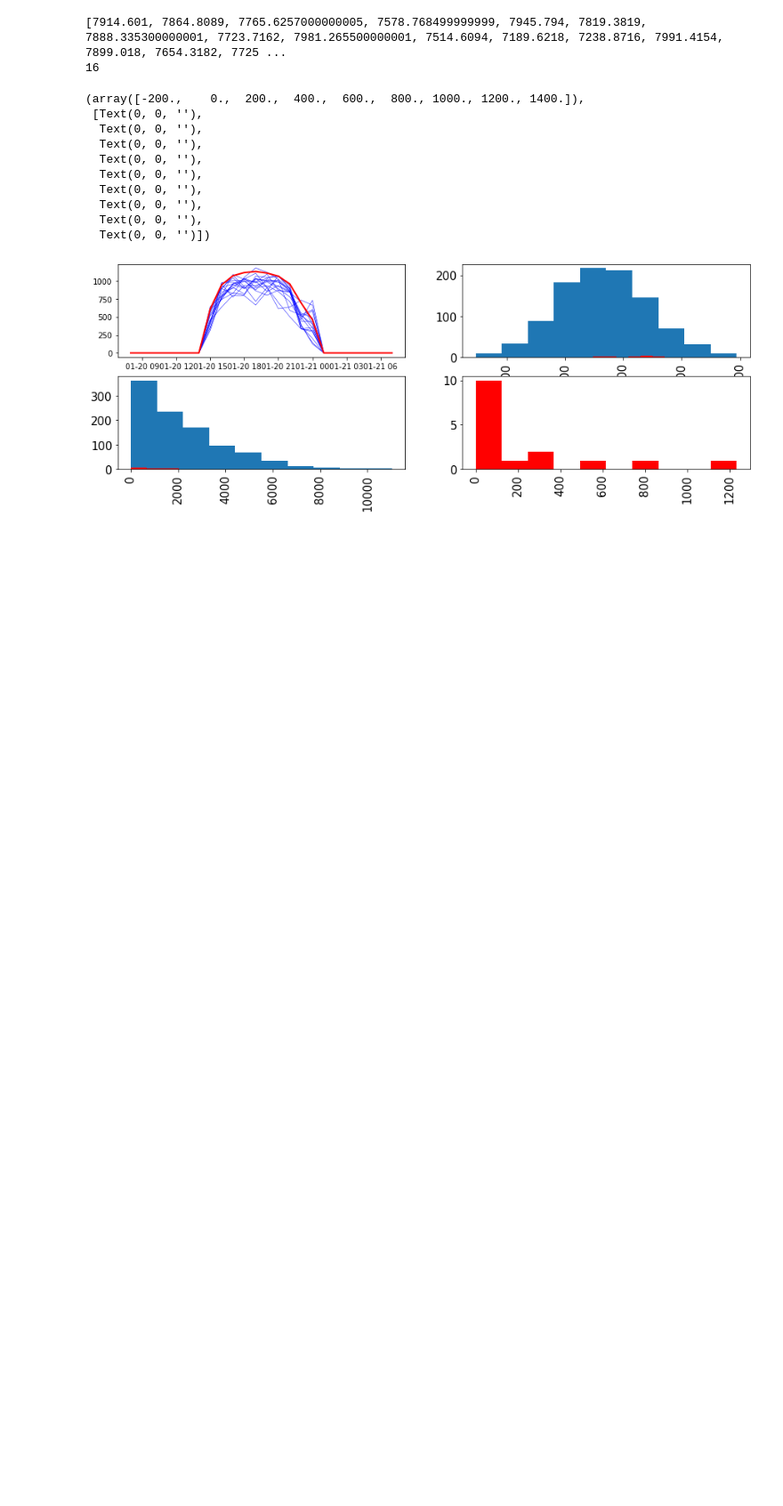
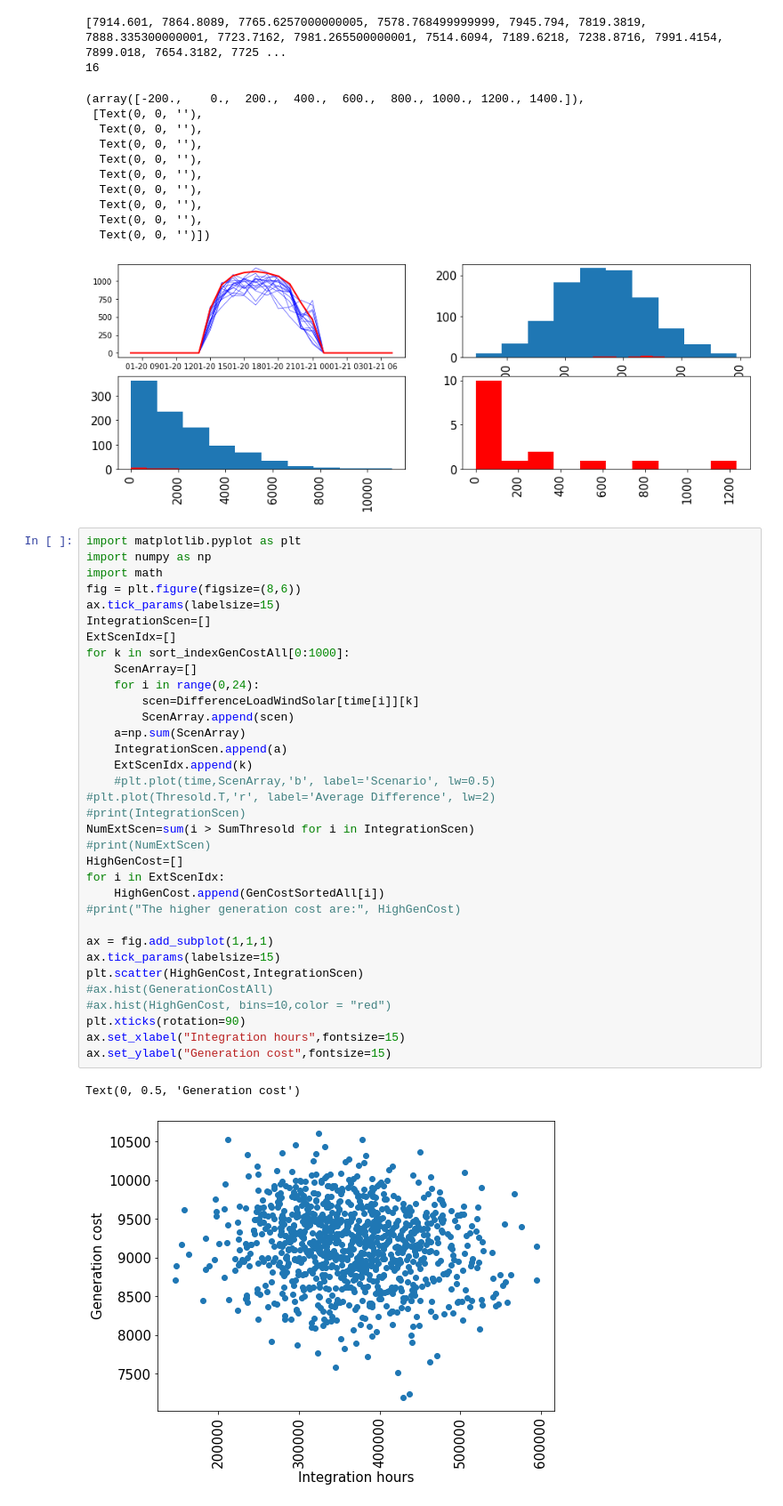
Before and after one commit to MahashwetaPatra/Financial-Modeling-Renewable-Energy, a Jupyter notebook: RTSVaticOutput-AllStochastic-Solar.ipynb, the cells around one changed output. Shown at 89% size. Cells and saved outputs as stored; diff of their text form; blank space fills up the shorter version.

```diff
--- a/RTSVaticOutput-AllStochastic-Solar.ipynb
+++ b/RTSVaticOutput-AllStochastic-Solar.ipynb
@@ -380,3 +380,40 @@ plt.xticks(rotation=90)
   Text(0, 0, ''),
   Text(0, 0, '')])
 [figure]
+# %%
+import matplotlib.pyplot as plt
+import numpy as np
+import math
+fig = plt.figure(figsize=(8,6))
+ax.tick_params(labelsize=15)
+IntegrationScen=[]
+ExtScenIdx=[]
+for k in sort_indexGenCostAll[0:1000]:
+    ScenArray=[]
+    for i in range(0,24):
+        scen=DifferenceLoadWindSolar[time[i]][k]
+        ScenArray.append(scen)
+    a=np.sum(ScenArray)
+    IntegrationScen.append(a)
+    ExtScenIdx.append(k)
+    #plt.plot(time,ScenArray,'b', label='Scenario', lw=0.5)
+#plt.plot(Thresold.T,'r', label='Average Difference', lw=2)
+#print(IntegrationScen)
+NumExtScen=sum(i > SumThresold for i in IntegrationScen)
+#print(NumExtScen)
+HighGenCost=[]
+for i in ExtScenIdx:
+    HighGenCost.append(GenCostSortedAll[i])
+#print("The higher generation cost are:", HighGenCost)
+
+ax = fig.add_subplot(1,1,1)
+ax.tick_params(labelsize=15)
+plt.scatter(HighGenCost,IntegrationScen)
+#ax.hist(GenerationCostAll)
+#ax.hist(HighGenCost, bins=10,color = "red")
+plt.xticks(rotation=90)
+ax.set_xlabel("Integration hours",fontsize=15)
+ax.set_ylabel("Generation cost",fontsize=15)
+# %% [output]
+Text(0, 0.5, 'Generation cost')
+[figure, added]
```
Also changed, not shown: 2 other files.
